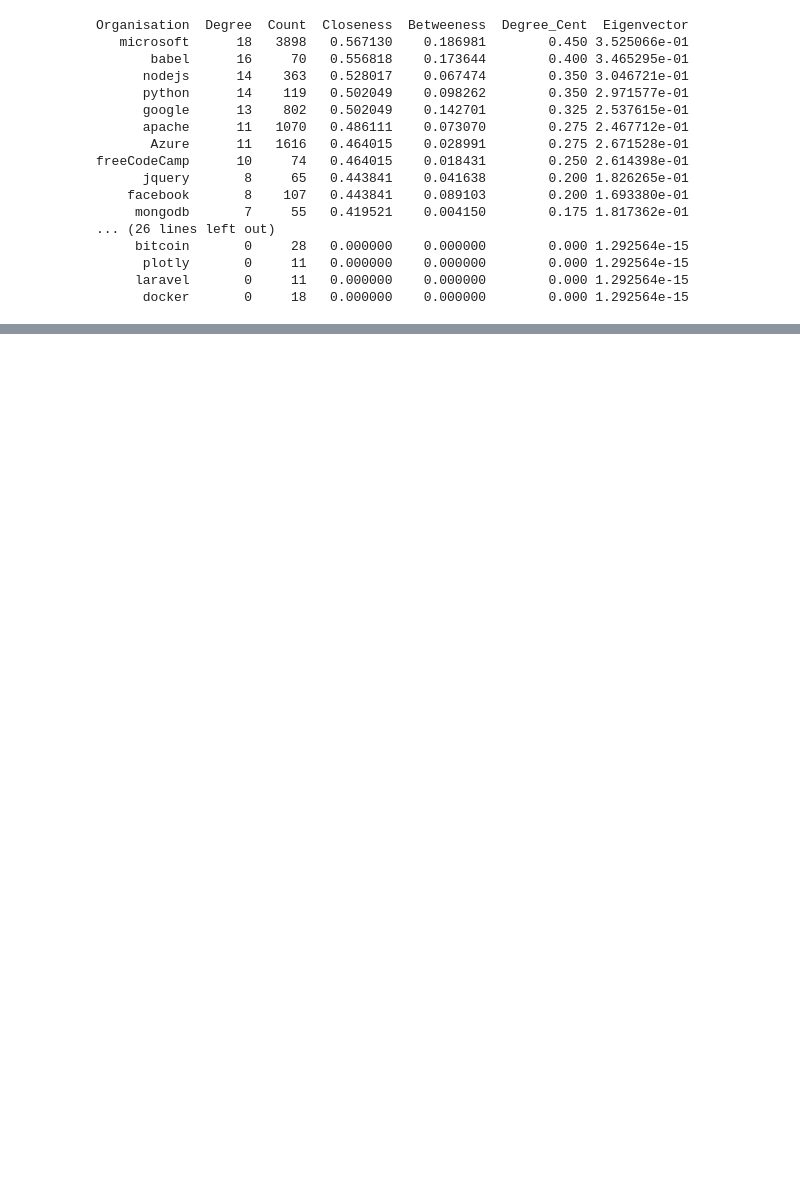
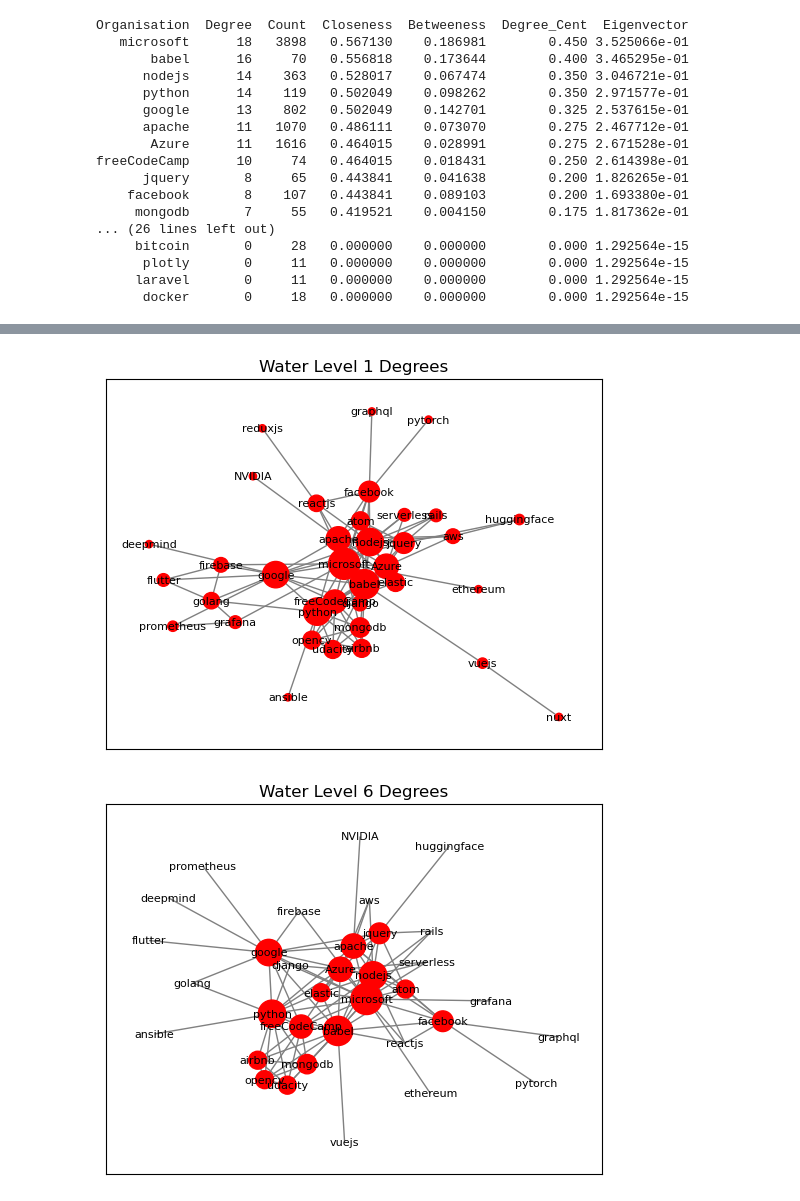
Before and after one commit to justinm0rgan/webanalytics, a Jupyter notebook: 20230614_project_2.ipynb, the cells around one changed output, grey strips where cells are left out. Cells and saved outputs as stored; diff of their text form; code cells hidden in the pictures; blank space fills up the shorter version.

```diff
--- a/20230614_project_2.ipynb
+++ b/20230614_project_2.ipynb
@@ -504,0 +277,49 @@ plt.show()
+# %%
+import numpy as np
+import matplotlib.pyplot as plt
+import networkx as nx
+from networkx.algorithms import bipartite
+
+def plot_water_level(graph, df, water_level):
+    greater_than = df.loc[df['Degree'] >= water_level]
+    W = bipartite.projected_graph(graph, greater_than['Organisation'])
+
+    islands = []
+    visited = set()
+    for node in greater_than['Organisation']:
+        if node not in visited:
+            island = nx.node_connected_component(W, node)
+            islands.append(island)
+            visited.update(island)
+
+    level_graph = nx.Graph()
+    for island in islands:
+        level_graph.add_edges_from(W.subgraph(island).edges())
+
+    pos = nx.spring_layout(level_graph)
+
+    degree_centrality_values = greater_than.set_index('Organisation')['Degree_Cent']
+    max_degree = np.max(degree_centrality_values.values)
+    node_sizes = [degree_centrality_values.get(node, 0) / max_degree * 500 for node in level_graph.nodes]
+
+    plt.figure()
+    nx.draw_networkx(level_graph,
+                     pos,
+                     with_labels=True,
+                     node_color='red',
+                     node_size=node_sizes,
+                     edge_color='gray',
+                     font_size=8)
+    plt.title(f"Water Level {water_level} Degrees")
+    plt.show()
+
+# Example usage
+plot_water_level(graph, sorted_df1, 1)
+plot_water_level(graph, sorted_df1, 6)
+plot_water_level(graph, sorted_df1, 9)
+plot_water_level(graph, sorted_df1, 14)
+plot_water_level(graph, sorted_df1, 16)
+plot_water_level(graph, sorted_df1, 18)
+# %% [output]
+[figure, added]
+[figure, added]
```
Also changed, not shown: parts of 24 cells of this notebook.
